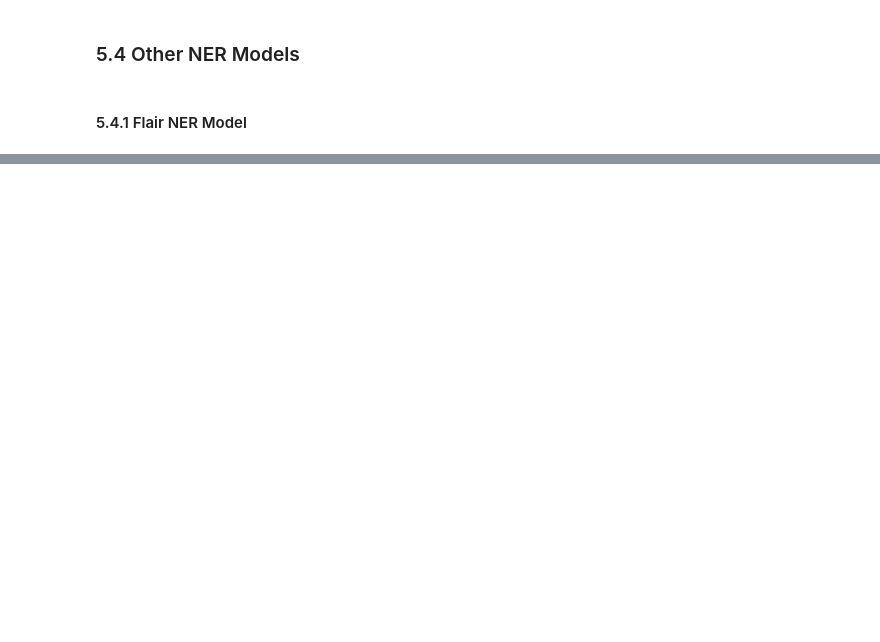
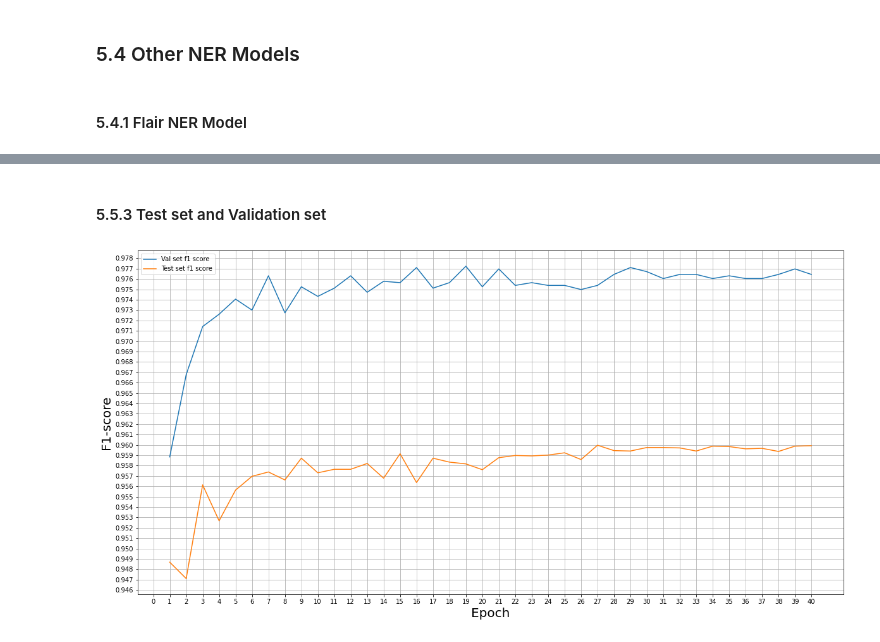
Before and after one commit to seanwelz/5046-A2, a Jupyter notebook: Assignment2_xzho7240_xwan8513.ipynb, the cells around one changed output, grey strips where cells are left out. Saved outputs shown, nothing was run; the diff lists cells and outputs as text; code cells hidden in the pictures; blank space fills up the shorter version.

```diff
--- a/Assignment2_xzho7240_xwan8513.ipynb
+++ b/Assignment2_xzho7240_xwan8513.ipynb
@@ -1318,0 +1656,20 @@ print(classification_report(idx_flair_predict,idx_target_truth,digits=4))
+# %%
+# save list to csv
+pred_val_csv=pd.DataFrame(data=rec_pred_val)
+pred_val_csv.to_csv('drive/My Drive/pred_val.csv', index=False)
+
+true_val_csv=pd.DataFrame(data=rec_true_val)
+true_val_csv.to_csv('drive/My Drive/true_val.csv', index=False)
+
+# Reading data
+# df1=pd.read_csv('/content/drive/My Drive/true_val.csv')
+# df2=pd.read_csv('/content/drive/My Drive/pred_val.csv')
+# print(classification_report(df1.loc[39],df2.loc[39],digits=4))
+
+# Test set f1 score  dropout=0.2 epoch 34-40
+# test_f1=[0.95945,0.95941,0.96065,0.95829,0.95821,0.95889,0.95958]
+
+test_f1=[0.94869,0.94711,0.95615,0.95268,0.95564,0.95697,0.95739,0.95662,0.95872,0.95731,
+         0.95765,0.95765,0.95821,0.95679,0.95915,0.95637,0.95872,0.95834,0.95817,0.95761,
+         0.95877,0.95898,0.95894,0.95902,0.95924,0.95859,0.95997,0.95945,0.95941,0.95975,
+         0.95975,0.95971,0.95941,0.95988,0.95984,0.95962,0.95967,0.95937,0.95988,0.95992]
@@ -1318,0 +1732,25 @@ print(classification_report(idx_flair_predict,idx_target_truth,digits=4))
+# %% [markdown]
+#### 5.5.3 Test set and Validation set
+# %%
+
+plt.plot(epoch_x, f1[5], label='Val set f1 score')
+plt.plot(epoch_x, test_f1, label='Test set f1 score')
+
+plt.legend()
+fig = matplotlib.pyplot.gcf()
+fig.set_size_inches(20,10,forward=True)
+plt.xlabel('Epoch')
+plt.ylabel('F1-score')
+plt.rc('xtick', labelsize=10)    # fontsize of the tick labels
+plt.rc('ytick', labelsize=10)
+plt.rc('axes', titlesize=20)     # fontsize of the axes title
+plt.rc('axes', labelsize=20)     # fontsize of axes label
+plt.rc('legend', fontsize=10)
+my_x_ticks = np.arange(0, 41,1)
+my_y_ticks = np.arange(0.946, 0.978, 0.001)
+plt.xticks(my_x_ticks)
+plt.yticks(my_y_ticks)
+plt.grid()
+plt.show()
+# %% [output]
+[figure, added]
```
Also changed, not shown: parts of 50 cells of this notebook, 7 other files.
